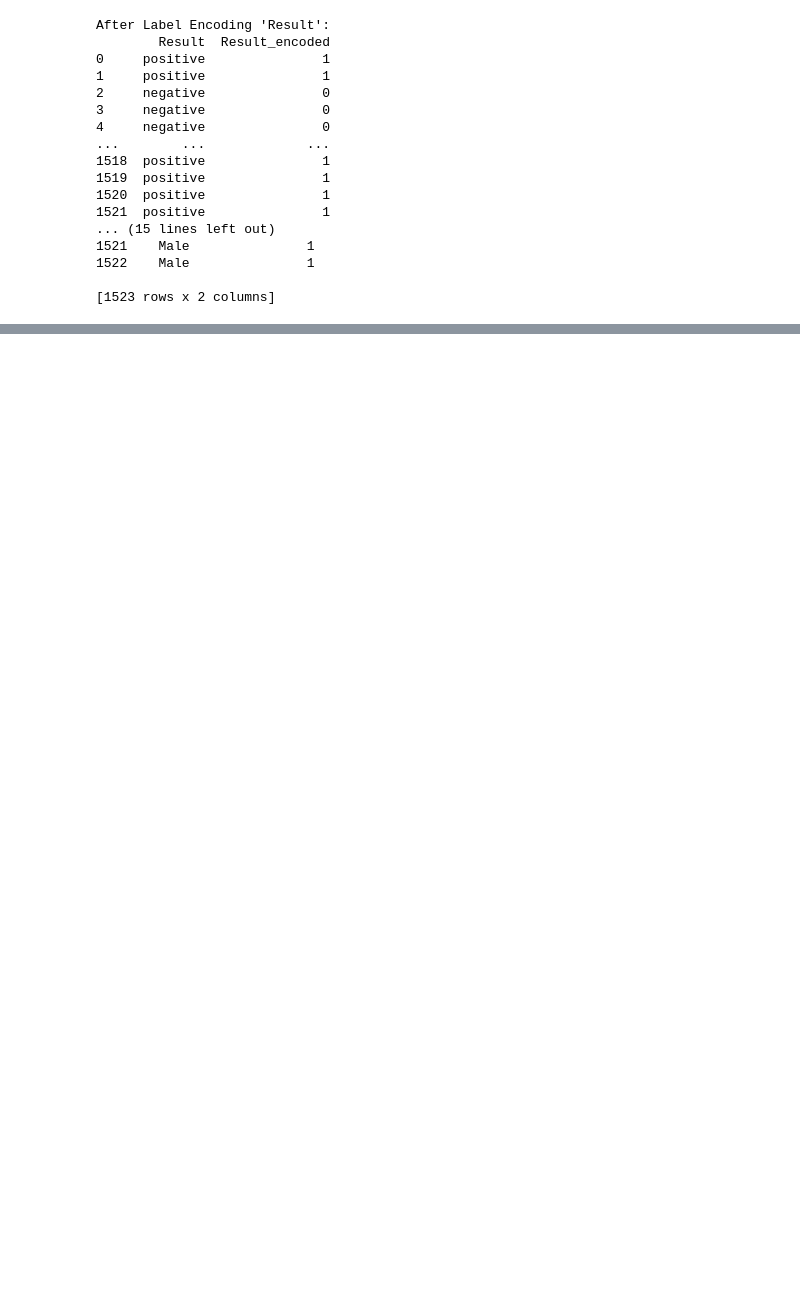
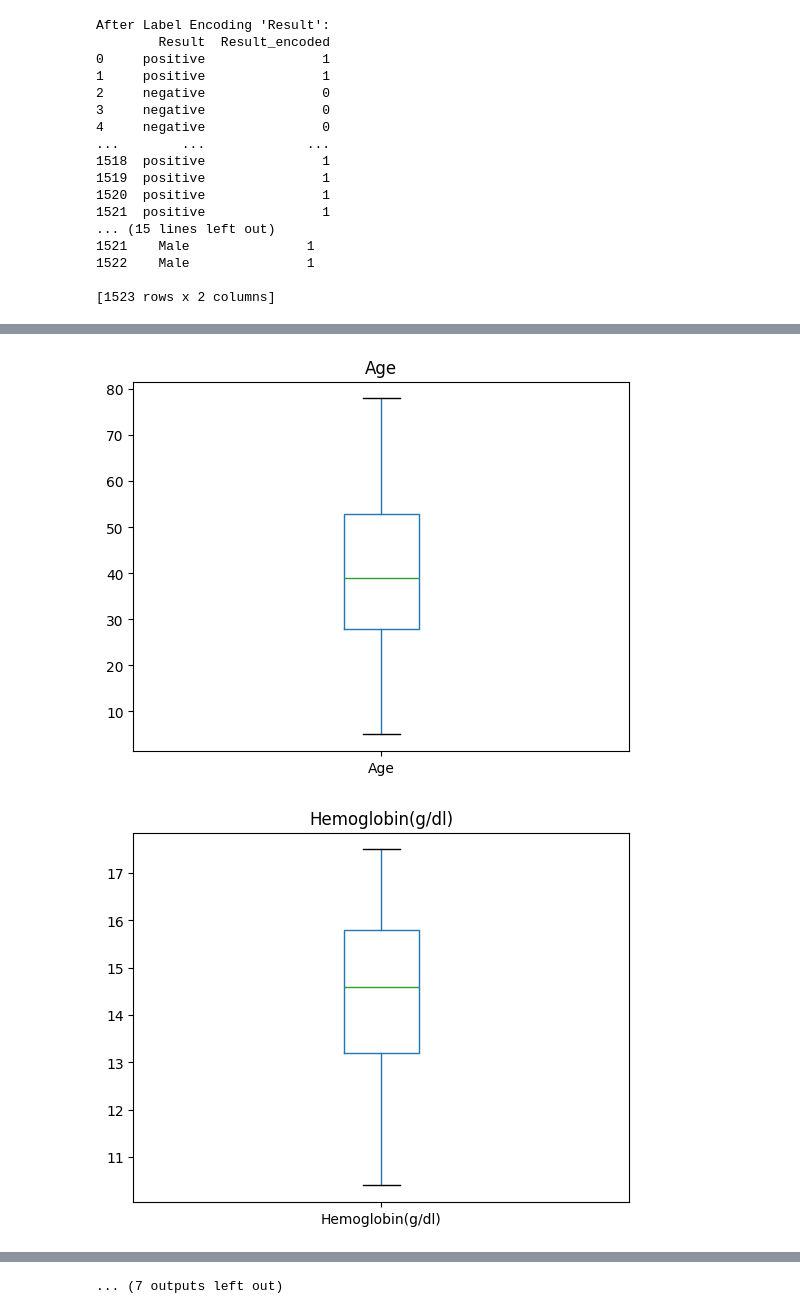
Before and after one commit to fariya09ahmed-commits/Fariya-Ahmed, a Jupyter notebook: paper1.ipynb, the cells around one changed output, grey strips where cells are left out. Saved outputs shown, nothing was run; the diff lists cells and outputs as text; code cells hidden in the pictures; blank space fills up the shorter version.

```diff
--- a/paper1.ipynb
+++ b/paper1.ipynb
@@ -177,0 +199,15 @@ plot_boxplot(df,"Age")
+# %%
+import matplotlib.pyplot as plt
+
+def plot_boxplot(df, ft):
+    df.boxplot(column=ft)
+    plt.title(ft)
+    plt.grid(False)
+    plt.show()
+
+# loop for numerical columns only
+for col in df.select_dtypes(include=np.number).columns:
+    plot_boxplot(df, col)
+# %% [output]
+[figure, added]
+[figure, added]
@@ -177,0 +224 @@ plot_boxplot(df,"Age")
+... (7 outputs left out)
```
Also changed, not shown: parts of 12 cells of this notebook.
